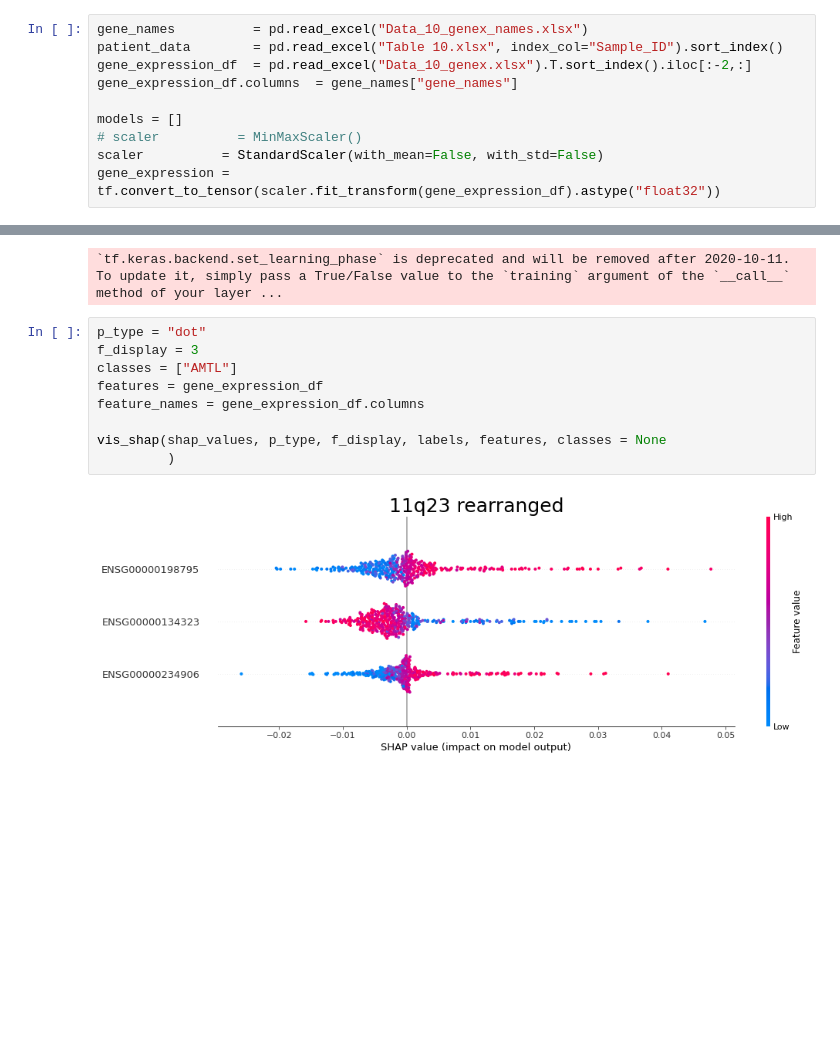
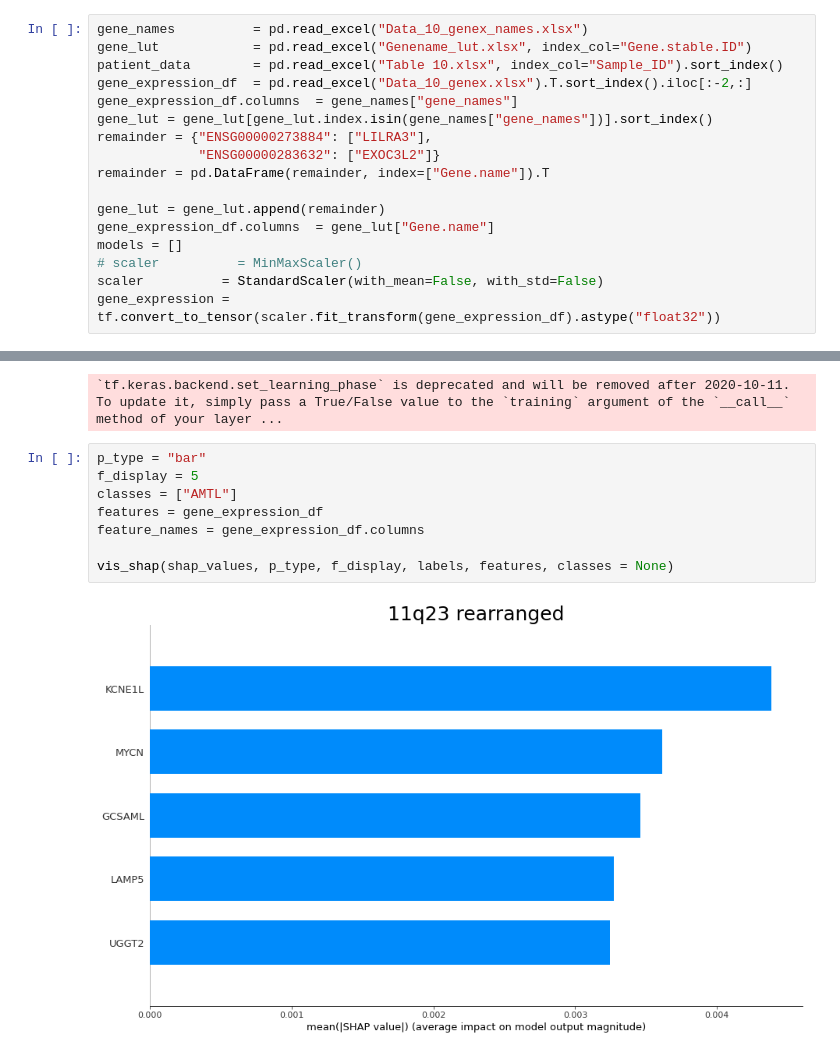
Before and after one commit to ThiesCalje/Survival-Analysis-Deep-Learning-AML-, a Jupyter notebook: Code/Collab/Clustering_Embedding.ipynb, the cells around one changed output, grey strips where cells are left out. Cells and saved outputs as stored; diff of their text form; blank space fills up the shorter version.

Commit message:
added proper gene naming, as well as heatmapping of the shap analysis results

```diff
--- a/Code/Collab/Clustering_Embedding.ipynb
+++ b/Code/Collab/Clustering_Embedding.ipynb
@@ -53,10 +53,17 @@ Resolving deltas: 100% (52/52), done.
 # **Data**
 # %%
 gene_names          = pd.read_excel("Data_10_genex_names.xlsx")
+gene_lut            = pd.read_excel("Genename_lut.xlsx", index_col="Gene.stable.ID")
 patient_data        = pd.read_excel("Table 10.xlsx", index_col="Sample_ID").sort_index()
 gene_expression_df  = pd.read_excel("Data_10_genex.xlsx").T.sort_index().iloc[:-2,:]
 gene_expression_df.columns  = gene_names["gene_names"]
+gene_lut = gene_lut[gene_lut.index.isin(gene_names["gene_names"])].sort_index()
+remainder = {"ENSG00000273884": ["LILRA3"],
+             "ENSG00000283632": ["EXOC3L2"]}
+remainder = pd.DataFrame(remainder, index=["Gene.name"]).T
 
+gene_lut = gene_lut.append(remainder)
+gene_expression_df.columns  = gene_lut["Gene.name"]
 models = []
 # scaler          = MinMaxScaler()
 scaler          = StandardScaler(with_mean=False, with_std=False)
@@ -1755,13 +1762,12 @@ shap_values = explainer.shap_values(gene_expression.numpy())
 # %% [output]
 `tf.keras.backend.set_learning_phase` is deprecated and will be removed after 2020-10-11. To update it, simply pass a True/False value to the `training` argument of the `__call__` method of your layer ...
 # %%
-p_type = "dot"
-f_display = 3
+p_type = "bar"
+f_display = 5
 classes = ["AMTL"]
 features = gene_expression_df
 feature_names = gene_expression_df.columns
 
-vis_shap(shap_values, p_type, f_display, labels, features, classes = None
-         )
+vis_shap(shap_values, p_type, f_display, labels, features, classes = None)
 # %% [output]
-[figure, old version]
+[figure, new version]
```
Also changed, not shown: parts of 4 cells of this notebook.
